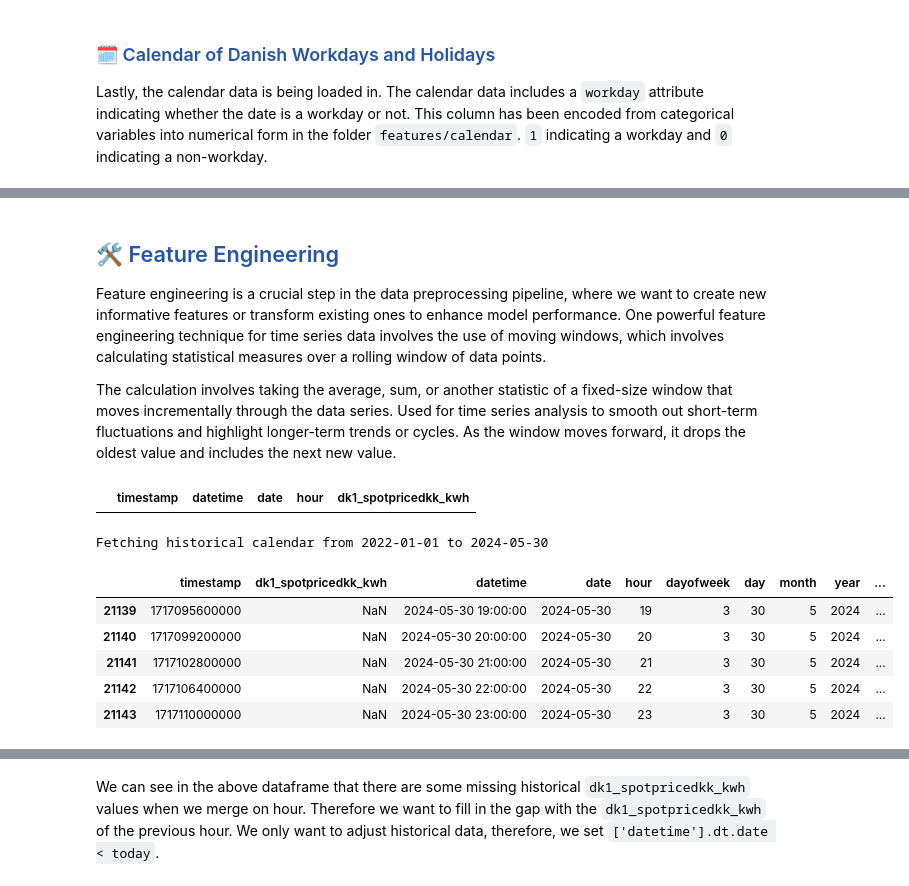
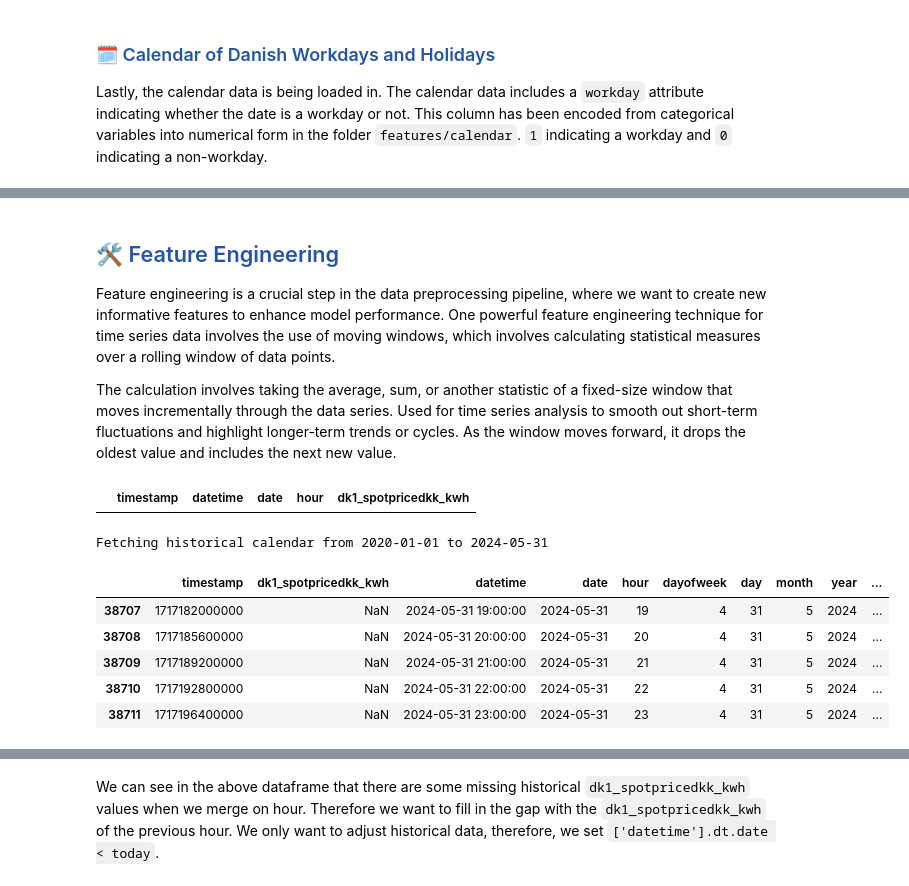
Before and after one commit to Benj3037/bds_m7_second-semester-project, a Jupyter notebook: pipeline/1_feature_backfill.ipynb, the cells around one changed output, grey strips where cells are left out. Drawn from its saved outputs; the diff is of its cells as text; code cells hidden in the pictures.

```diff
--- a/pipeline/1_feature_backfill.ipynb
+++ b/pipeline/1_feature_backfill.ipynb
@@ -57,7 +57,7 @@ The first dataset we load is hourly electricity prices per day from Energinet/Da
 electricity_df = electricity_prices.electricity_prices(
     historical=True,
     area=["DK1"],
-    start='2022-01-01'
+    start='2020-01-01'
 )
 # %%
 # Display the first 5 rows of the electricity dataframe
@@ -274,6 +266,0 @@ Time series line plot provides a visual representation of how electricity prices
-# %%
-# Sorting the dataframe by timestamp
-electricity_df.sort_values(by='timestamp', ascending=True, inplace=True)
-
-# Resetting the index of the dataframe
-electricity_df = electricity_df.reset_index(drop=True)
@@ -393,7 +267,7 @@ plt.show()
 # %% [markdown]
 ## <span style="color:#2656a3;"> 🛠️ Feature Engineering </span>
 
-Feature engineering is a crucial step in the data preprocessing pipeline, where we want to create new informative features or transform existing ones to enhance model performance. One powerful feature engineering technique for time series data involves the use of moving windows, which involves calculating statistical measures over a rolling window of data points.
+Feature engineering is a crucial step in the data preprocessing pipeline, where we want to create new informative features to enhance model performance. One powerful feature engineering technique for time series data involves the use of moving windows, which involves calculating statistical measures over a rolling window of data points.
 
 The calculation involves taking the average, sum, or another statistic of a fixed-size window that moves incrementally through the data series. Used for time series analysis to smooth out short-term fluctuations and highlight longer-term trends or cycles. As the window moves forward, it drops the oldest value and includes the next new value.
 # %%
@@ -404,13 +278,13 @@ electricity_df[electricity_df['dk1_spotpricedkk_kwh'].isna()]
 # %%
 # Defining start and end year for the calendar data
 # The end date is dynamic and will be the present day and 7 days ahead
-start='2022-01-01'
+start='2020-01-01'
 end=datetime.now().date() + timedelta(days=7)
 
 # Print the start and end date
 print(f"Fetching historical calendar from {start} to {end}")
 # %% [output]
-Fetching historical calendar from 2022-01-01 to 2024-05-30
+Fetching historical calendar from 2020-01-01 to 2024-05-31
 # %%
 # Fetching the Danish calendar from January 1, 2022 to the present day plus 7 days. Frequency is set to hourly
 calendar_hours_df = calendar.calendar_denmark(
@@ -421,22 +295,19 @@ calendar_hours_df = calendar.calendar_denmark(
 # %%
 # Merging the electricity and calendar dataframes
 merge_data = pd.merge(electricity_df, calendar_hours_df, how='right', left_on='timestamp', right_on='timestamp')
 
 # Drop and rename columns
 merge_data = merge_data.drop(columns=['date_x', 'datetime_x', 'hour_x'])
 merge_data = merge_data.rename(columns={'date_y': 'date',
                                         'datetime_y': 'datetime',
                                         'hour_y': 'hour'})
-
-# Displaying the last 5 rows of the merged data
-merge_data.tail(5)
 # %% [output]
 |  | timestamp | dk1_spotpricedkk_kwh | datetime | date | hour | dayofweek | day | month | year | ... |
-| 21139 | 1717095600000 | NaN | 2024-05-30 19:00:00 | 2024-05-30 | 19 | 3 | 30 | 5 | 2024 | ... |
-| 21140 | 1717099200000 | NaN | 2024-05-30 20:00:00 | 2024-05-30 | 20 | 3 | 30 | 5 | 2024 | ... |
-| 21141 | 1717102800000 | NaN | 2024-05-30 21:00:00 | 2024-05-30 | 21 | 3 | 30 | 5 | 2024 | ... |
-| 21142 | 1717106400000 | NaN | 2024-05-30 22:00:00 | 2024-05-30 | 22 | 3 | 30 | 5 | 2024 | ... |
-| 21143 | 1717110000000 | NaN | 2024-05-30 23:00:00 | 2024-05-30 | 23 | 3 | 30 | 5 | 2024 | ... |
+| 38707 | 1717182000000 | NaN | 2024-05-31 19:00:00 | 2024-05-31 | 19 | 4 | 31 | 5 | 2024 | ... |
+| 38708 | 1717185600000 | NaN | 2024-05-31 20:00:00 | 2024-05-31 | 20 | 4 | 31 | 5 | 2024 | ... |
+| 38709 | 1717189200000 | NaN | 2024-05-31 21:00:00 | 2024-05-31 | 21 | 4 | 31 | 5 | 2024 | ... |
+| 38710 | 1717192800000 | NaN | 2024-05-31 22:00:00 | 2024-05-31 | 22 | 4 | 31 | 5 | 2024 | ... |
+| 38711 | 1717196400000 | NaN | 2024-05-31 23:00:00 | 2024-05-31 | 23 | 4 | 31 | 5 | 2024 | ... |
 # %%
 # Checking if there are any missing values in the merged dataframe
 merge_data[merge_data['dk1_spotpricedkk_kwh'].isna()]
```
Also changed, not shown: parts of 67 cells of this notebook, 2 other files.
